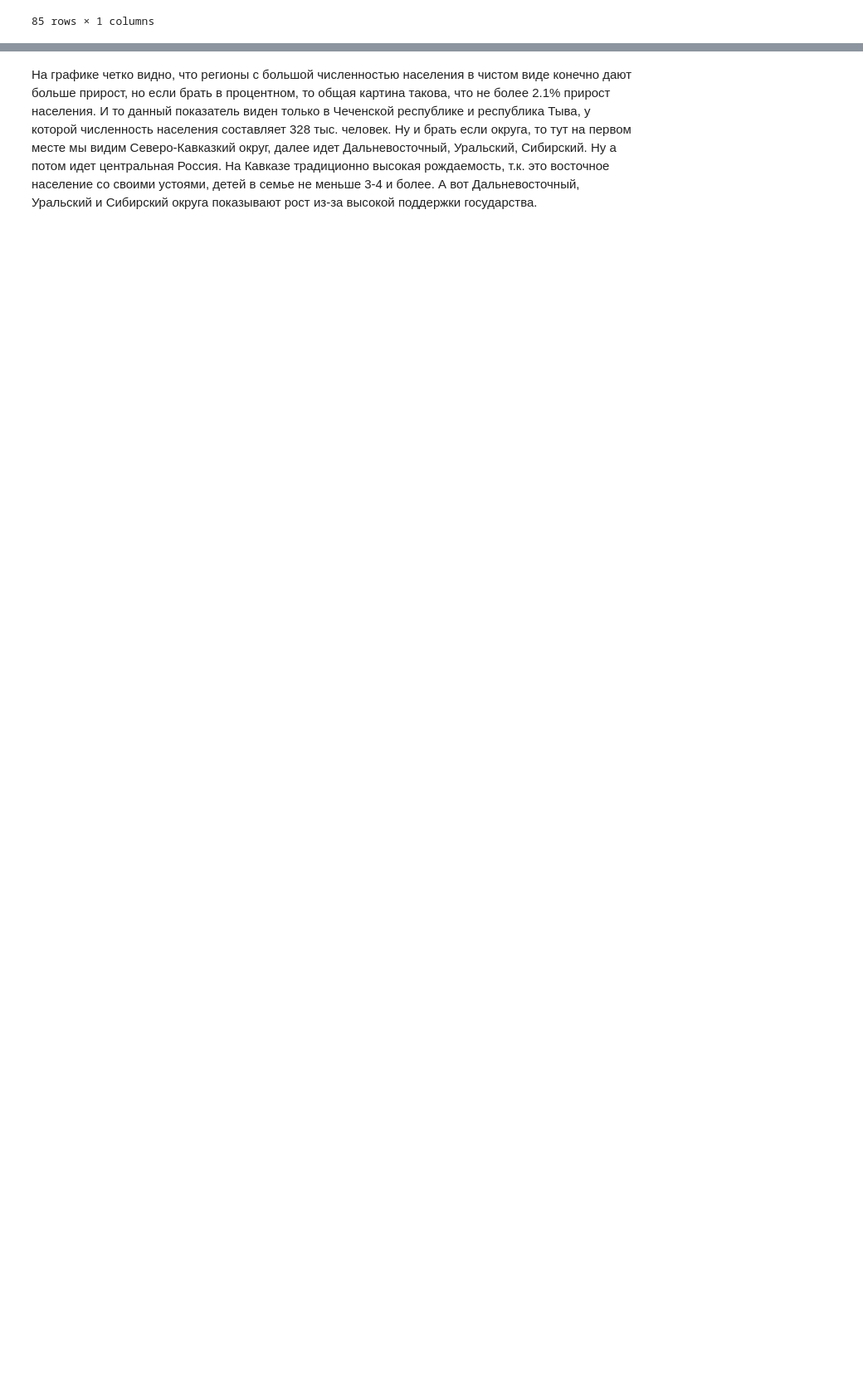
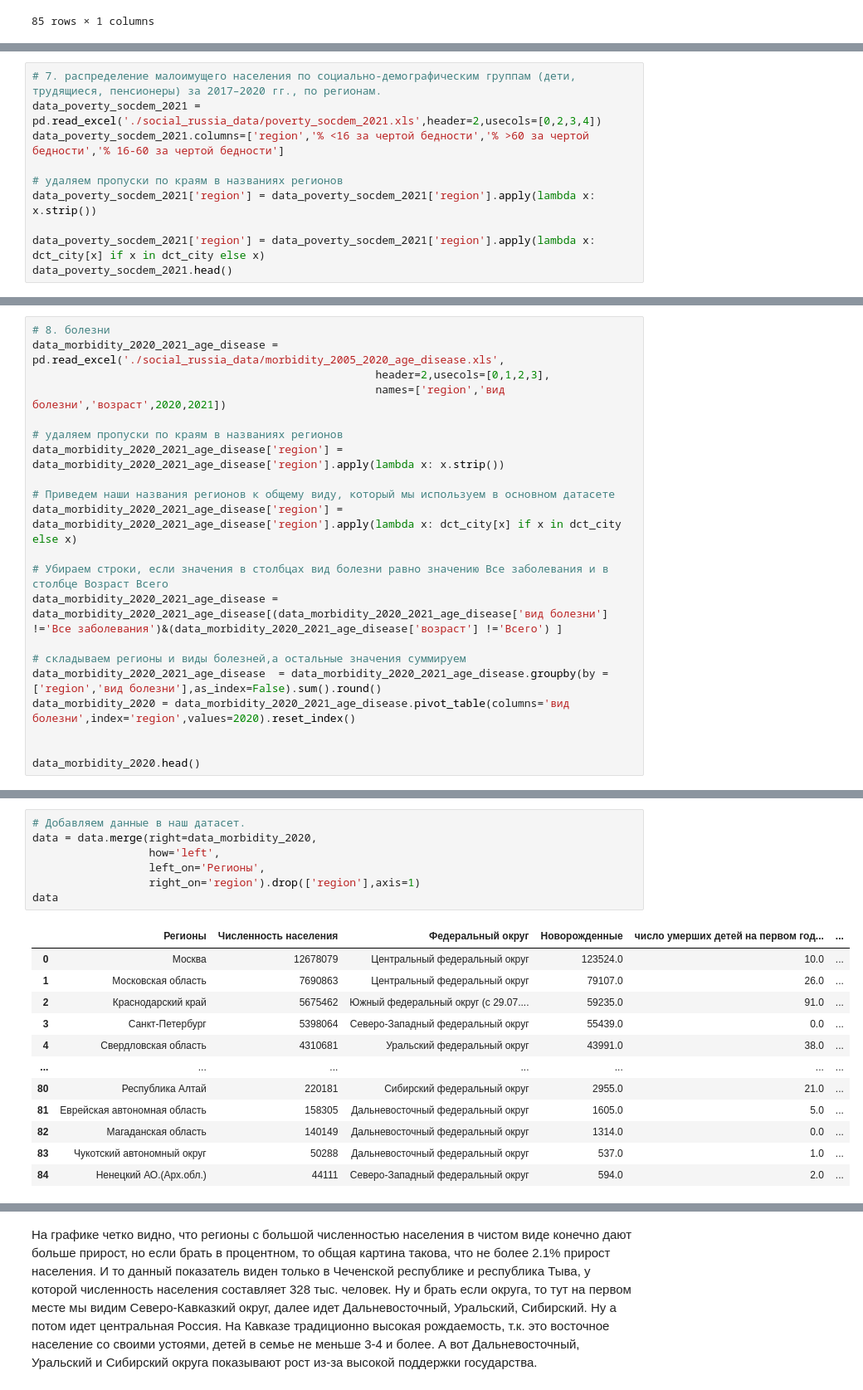
Before and after one commit to Davids404/Projects-GitHub, a Jupyter notebook: project-14/project_social.ipynb, the cells around one changed output, grey strips where cells are left out. Shown at 83% size. Saved outputs shown, nothing was run; the diff lists cells and outputs as text; blank space fills up the shorter version.

```diff
--- a/project-14/project_social.ipynb
+++ b/project-14/project_social.ipynb
@@ -606,0 +445,10 @@ fig.show()
+# %%
+# 7. распределение малоимущего населения по социально-демографическим группам (дети, трудящиеся, пенсионеры) за 2017–2020 гг., по регионам.
+data_poverty_socdem_2021 = pd.read_excel('./social_russia_data/poverty_socdem_2021.xls',header=2,usecols=[0,2,3,4])
+data_poverty_socdem_2021.columns=['region','% <16 за чертой бедности','% >60 за чертой бедности','% 16-60 за чертой бедности']
+
+# удаляем пропуски по краям в названиях регионов
+data_poverty_socdem_2021['region'] = data_poverty_socdem_2021['region'].apply(lambda x: x.strip())
+
+data_poverty_socdem_2021['region'] = data_poverty_socdem_2021['region'].apply(lambda x: dct_city[x] if x in dct_city else x)
+data_poverty_socdem_2021.head()
@@ -606,0 +484,21 @@ fig.show()
+# %%
+# 8. болезни
+data_morbidity_2020_2021_age_disease = pd.read_excel('./social_russia_data/morbidity_2005_2020_age_disease.xls',
+                                                     header=2,usecols=[0,1,2,3],
+                                                     names=['region','вид болезни','возраст',2020,2021])
+
+# удаляем пропуски по краям в названиях регионов
+data_morbidity_2020_2021_age_disease['region'] = data_morbidity_2020_2021_age_disease['region'].apply(lambda x: x.strip())
+
+# Приведем наши названия регионов к общему виду, который мы используем в основном датасете
+data_morbidity_2020_2021_age_disease['region'] = data_morbidity_2020_2021_age_disease['region'].apply(lambda x: dct_city[x] if x in dct_city else x)
+
+# Убираем строки, если значения в столбцах вид болезни равно значению Все заболевания и в столбце Возраст Всего
+data_morbidity_2020_2021_age_disease = data_morbidity_2020_2021_age_disease[(data_morbidity_2020_2021_age_disease['вид болезни'] !='Все заболевания')&(data_morbidity_2020_2021_age_disease['возраст'] !='Всего') ]
+
+# складываем регионы и виды болезней,а остальные значения суммируем
+data_morbidity_2020_2021_age_disease  = data_morbidity_2020_2021_age_disease.groupby(by =['region','вид болезни'],as_index=False).sum().round()
+data_morbidity_2020 = data_morbidity_2020_2021_age_disease.pivot_table(columns='вид болезни',index='region',values=2020).reset_index()
+
+
+data_morbidity_2020.head()
@@ -606,0 +513,20 @@ fig.show()
+# %%
+# Добавляем данные в наш датасет.
+data = data.merge(right=data_morbidity_2020,
+                  how='left',
+                  left_on='Регионы',
+                  right_on='region').drop(['region'],axis=1)
+data
+# %% [output]
+|  | Регионы | Численность населения | Федеральный округ | Новорожденные | число умерших детей на первом год... | ... |
+| 0 | Москва | 12678079 | Центральный федеральный округ | 123524.0 | 10.0 | ... |
+| 1 | Московская область | 7690863 | Центральный федеральный округ | 79107.0 | 26.0 | ... |
+| 2 | Краснодарский край | 5675462 | Южный федеральный округ (с 29.07.... | 59235.0 | 91.0 | ... |
+| 3 | Санкт-Петербург | 5398064 | Северо-Западный федеральный округ | 55439.0 | 0.0 | ... |
+| 4 | Свердловская область | 4310681 | Уральский федеральный округ | 43991.0 | 38.0 | ... |
+| ... | ... | ... | ... | ... | ... | ... |
+| 80 | Республика Алтай | 220181 | Сибирский федеральный округ | 2955.0 | 21.0 | ... |
+| 81 | Еврейская автономная область | 158305 | Дальневосточный федеральный округ | 1605.0 | 5.0 | ... |
+| 82 | Магаданская область | 140149 | Дальневосточный федеральный округ | 1314.0 | 0.0 | ... |
+| 83 | Чукотский автономный округ | 50288 | Дальневосточный федеральный округ | 537.0 | 1.0 | ... |
+| 84 | Ненецкий АО.(Арх.обл.) | 44111 | Северо-Западный федеральный округ | 594.0 | 2.0 | ... |
```
Also changed, not shown: parts of 325 cells of this notebook, 1 other file.
